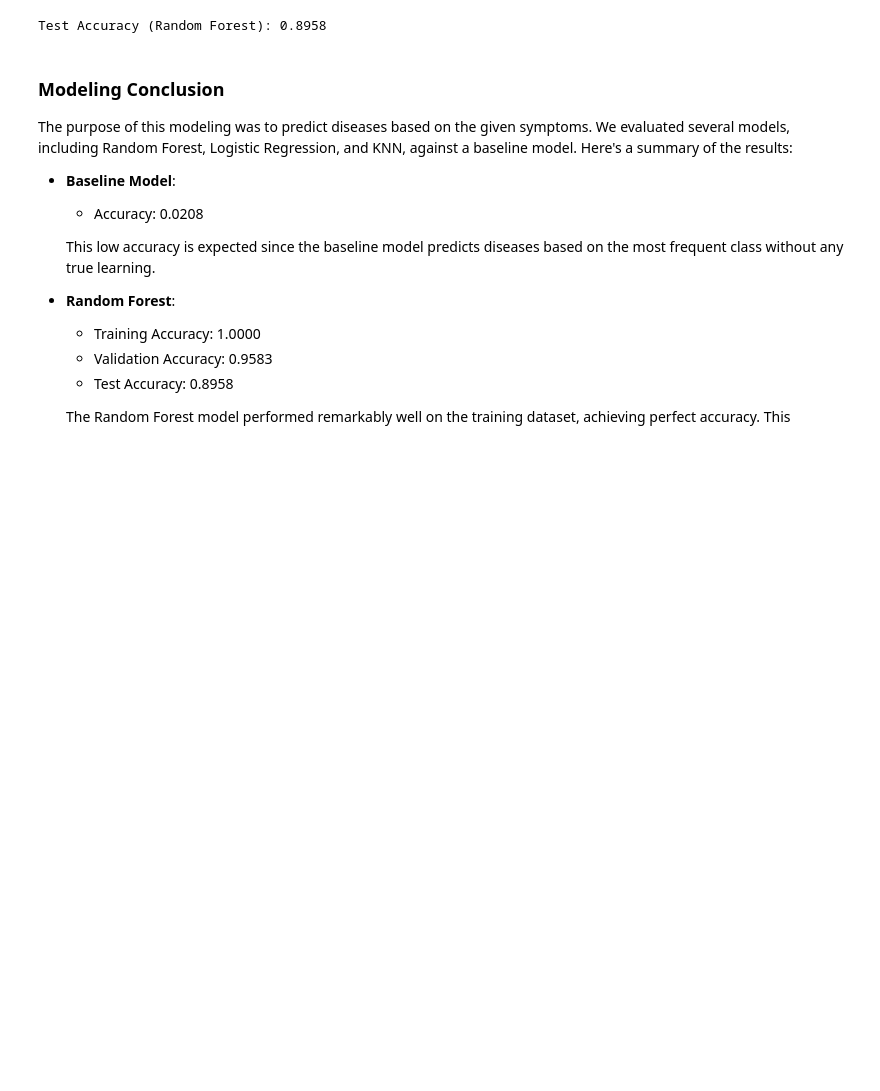
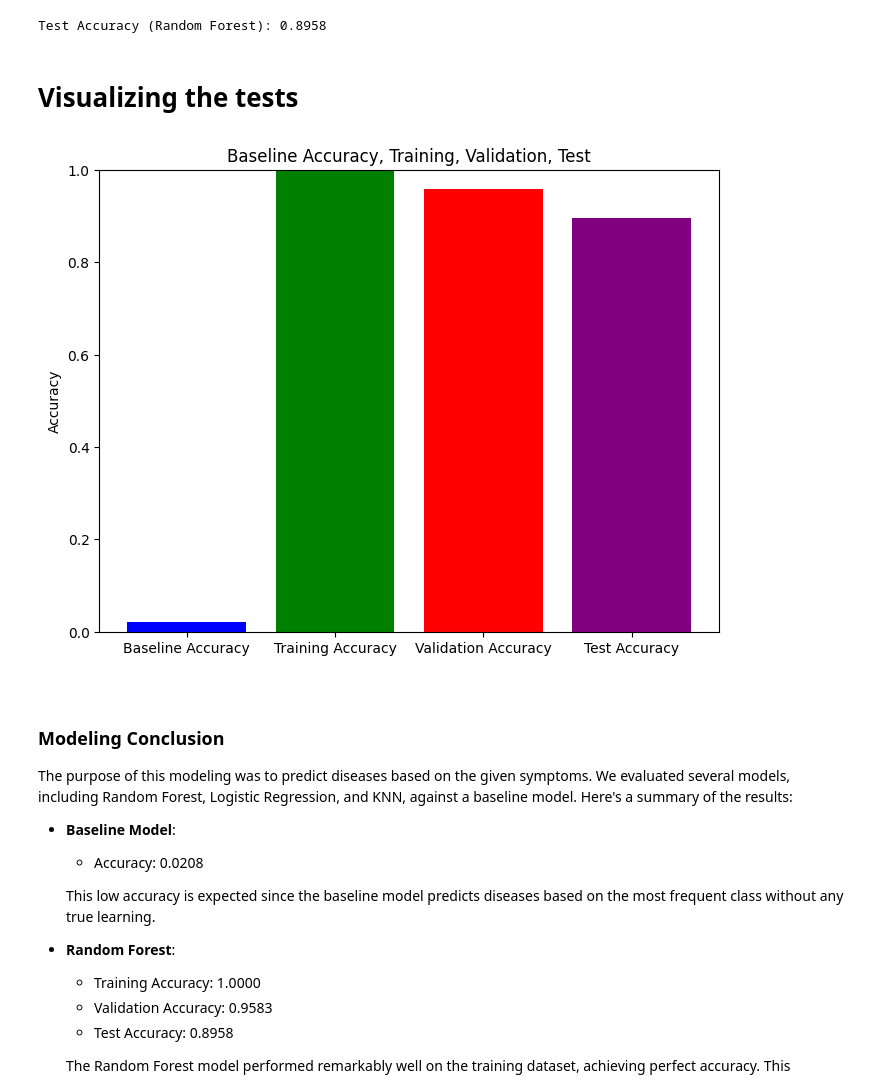
Before and after one commit to disease-outbreak/disease-outbreak, a Jupyter notebook: Theo/final_report.ipynb, the cells around one changed output. Cells and saved outputs as stored; diff of their text form; code cells hidden in the pictures; blank space fills up the shorter version.

```diff
--- a/Theo/final_report.ipynb
+++ b/Theo/final_report.ipynb
@@ -527,6 +545,19 @@ Validation Accuracy (KNN): 0.3542
 rf_test_results = m.train_evaluate_random_forest_on_test(X_train, y_train, X_test, y_test)
 # %% [output]
 Test Accuracy (Random Forest): 0.8958
+# %% [markdown]
+# Visualizing the tests
+# %%
+# Replace these values with your actual results
+baseline_accuracy = accuracy_baseline  # Assuming accuracy_baseline is the baseline accuracy
+train_accuracy = results['train_accuracy']
+val_accuracy = results['val_accuracy']
+test_accuracy = rf_test_results['test_accuracy']
+
+# Call the function to plot the accuracy bar chart
+hi = m.plot_accuracy_bar_chart(baseline_accuracy, train_accuracy, val_accuracy, test_accuracy)
+# %% [output]
+[figure, added]
 # %% [markdown]
 ### Modeling Conclusion
 
```
Also changed, not shown: parts of 7 cells of this notebook, 4 other files.
